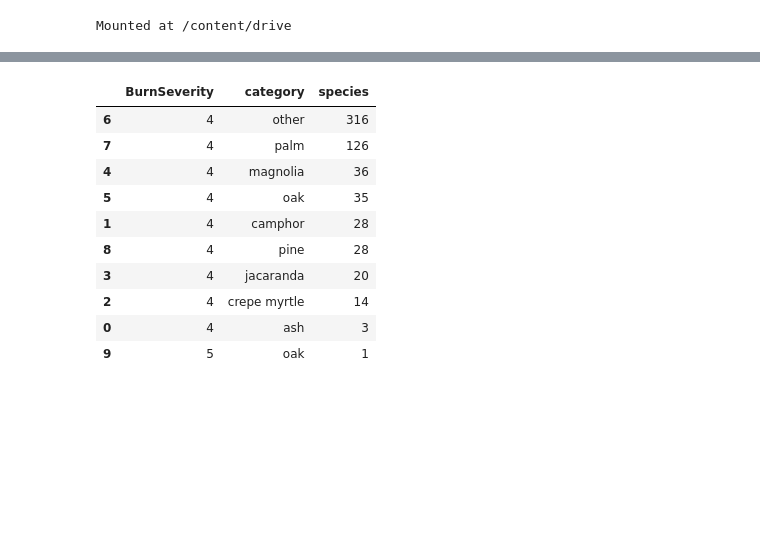
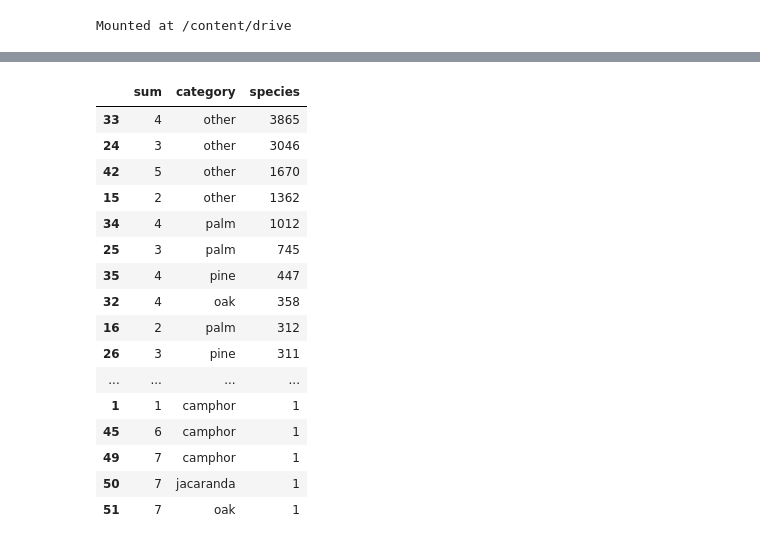
Before and after one commit to ankshah131/localsolve-open, a Jupyter notebook: wildfires/la_wildfires/LATrees_withburn.ipynb, the cells around one changed output, grey strips where cells are left out. Cells and saved outputs as stored; diff of their text form; code cells hidden in the pictures; blank space fills up the shorter version.

```diff
--- a/wildfires/la_wildfires/LATrees_withburn.ipynb
+++ b/wildfires/la_wildfires/LATrees_withburn.ipynb
@@ -261,6 +98,6 @@ drive.mount('/content/drive')
 # %% [output]
 Mounted at /content/drive
 # %%
-trees_withburn = pd.read_csv("/content/drive/MyDrive/LATreeswithburn.csv")
+trees_withburn = pd.read_csv("/content/drive/MyDrive/LATreeswithburn_new.csv")
 trees_withburn
 # %% [output]
@@ -295,20 +138,26 @@ trees_withburn.groupby(['BurnSeverity','category'])['category'].count()
 dtype: int64
 # %%
-byseverity = trees_withburn.groupby(['BurnSeverity','category'])['species'].count().reset_index()
+byseverity = trees_withburn.groupby(['sum','category'])['species'].count().reset_index()
 byseverity = byseverity.sort_values('species', ascending=False)
 byseverity
 # %% [output]
-|  | BurnSeverity | category | species |
-| 6 | 4 | other | 316 |
-| 7 | 4 | palm | 126 |
-| 4 | 4 | magnolia | 36 |
-| 5 | 4 | oak | 35 |
-| 1 | 4 | camphor | 28 |
-| 8 | 4 | pine | 28 |
-| 3 | 4 | jacaranda | 20 |
-| 2 | 4 | crepe myrtle | 14 |
-| 0 | 4 | ash | 3 |
-| 9 | 5 | oak | 1 |
+|  | sum | category | species |
+| 33 | 4 | other | 3865 |
+| 24 | 3 | other | 3046 |
+| 42 | 5 | other | 1670 |
+| 15 | 2 | other | 1362 |
+| 34 | 4 | palm | 1012 |
+| 25 | 3 | palm | 745 |
+| 35 | 4 | pine | 447 |
+| 32 | 4 | oak | 358 |
+| 16 | 2 | palm | 312 |
+| 26 | 3 | pine | 311 |
+| ... | ... | ... | ... |
+| 1 | 1 | camphor | 1 |
+| 45 | 6 | camphor | 1 |
+| 49 | 7 | camphor | 1 |
+| 50 | 7 | jacaranda | 1 |
+| 51 | 7 | oak | 1 |
 # %%
 # Initialize the figure and axes
 fig, ax = plt.subplots(figsize=(10, 6))
```
Also changed, not shown: parts of 38 cells of this notebook.
